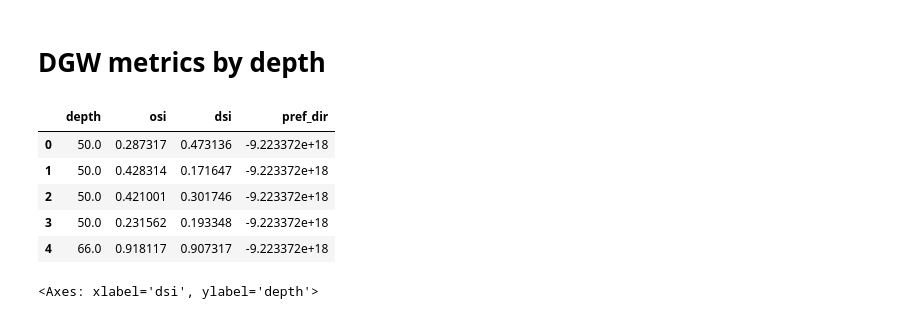
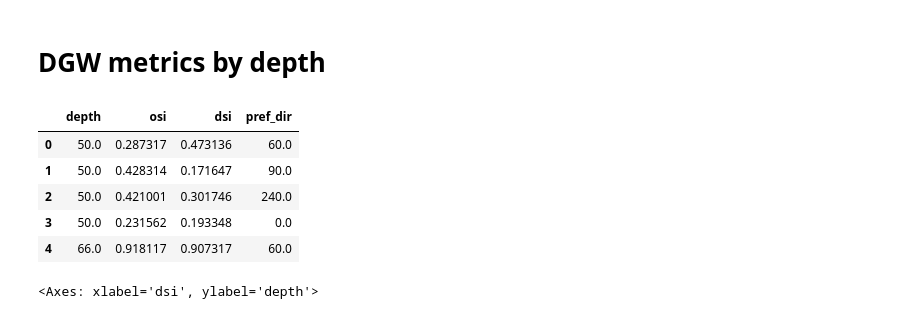
Before and after one commit to AllenInstitute/allen_v1dd, a Jupyter notebook: example_notebooks/03_example_h5_analyses.ipynb, the cells around one changed output. Drawn from its saved outputs; the diff is of its cells as text; code cells hidden in the pictures.

```diff
--- a/example_notebooks/03_example_h5_analyses.ipynb
+++ b/example_notebooks/03_example_h5_analyses.ipynb
@@ -168,25 +168,25 @@ locally_sparse_noise: 17,008 / 63,476 (26.8%)
 # %% [markdown]
 # DGW metrics by depth
 # %%
-metrics = pd.DataFrame(columns=["depth", "osi", "dsi", "pref_dir"], dtype=float)
+dg_metrics = pd.DataFrame(columns=["depth", "osi", "dsi", "pref_dir"], dtype=float)
 
 for group in iter_plane_groups():
     depth = group.attrs["plane_depth_microns"]
     valid_rois = np.where(group["is_roi_valid"][()] & ~group["is_ignored_duplicate"][()])[0]
     dgw = group["drifting_gratings_windowed"]
 
     for roi in valid_rois:
         if dgw["is_responsive"][roi]:
-            metrics.loc[len(metrics)] = (depth, dgw["osi"][roi], dgw["dsi"][roi], dgw["pref_cond"][roi][0])
+            dg_metrics.loc[len(dg_metrics)] = (depth, dgw["osi"][roi], dgw["dsi"][roi], dgw["pref_cond"][roi][0])
 
-metrics.head()
+dg_metrics.head()
 # %% [output]
 |  | depth | osi | dsi | pref_dir |
-| 0 | 50.0 | 0.287317 | 0.473136 | -9.223372e+18 |
-| 1 | 50.0 | 0.428314 | 0.171647 | -9.223372e+18 |
-| 2 | 50.0 | 0.421001 | 0.301746 | -9.223372e+18 |
-| 3 | 50.0 | 0.231562 | 0.193348 | -9.223372e+18 |
-| 4 | 66.0 | 0.918117 | 0.907317 | -9.223372e+18 |
+| 0 | 50.0 | 0.287317 | 0.473136 | 60.0 |
+| 1 | 50.0 | 0.428314 | 0.171647 | 90.0 |
+| 2 | 50.0 | 0.421001 | 0.301746 | 240.0 |
+| 3 | 50.0 | 0.231562 | 0.193348 | 0.0 |
+| 4 | 66.0 | 0.918117 | 0.907317 | 60.0 |
 # %%
 fig, axs = plt.subplots(figsize=(8, 10), ncols=2, sharey=True)
 
```
Also changed, not shown: parts of 3 cells of this notebook, 6 other files.
